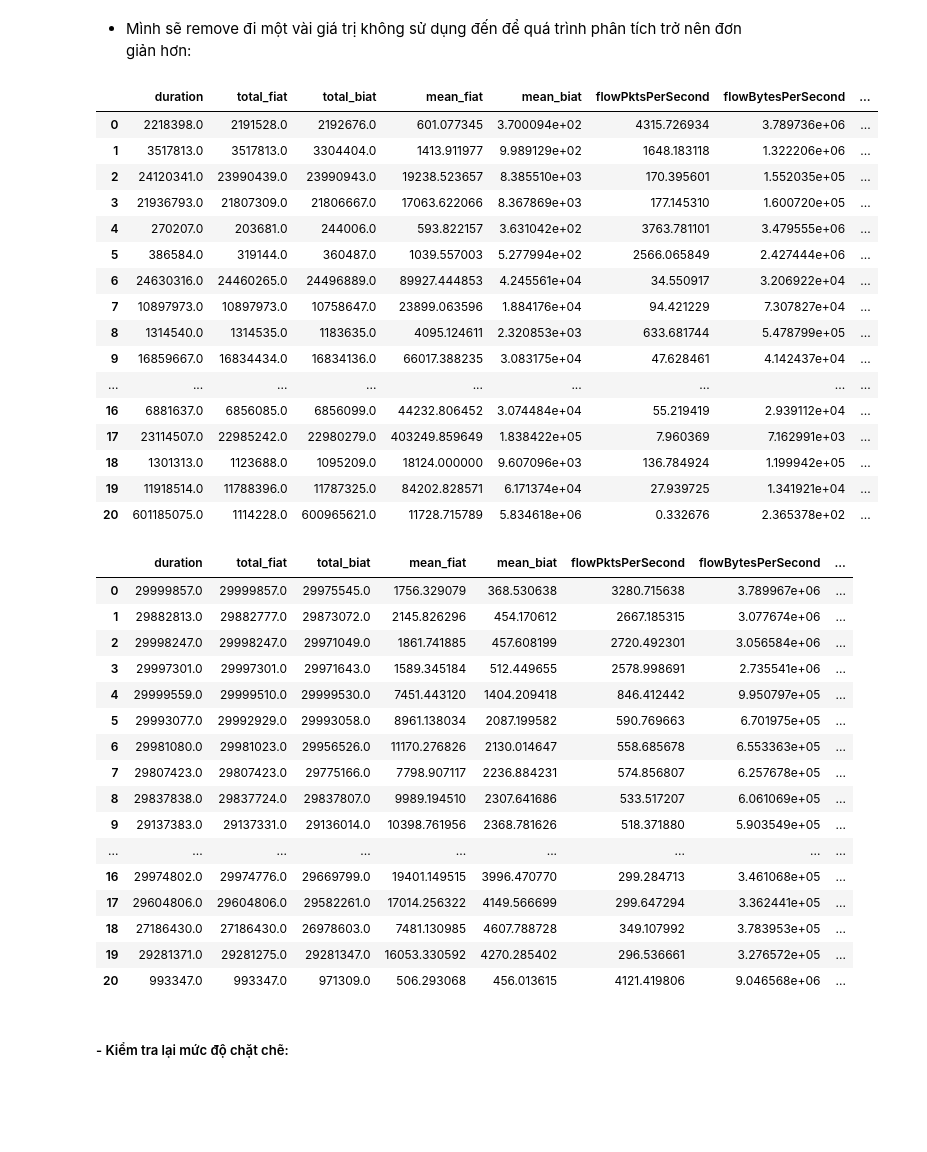
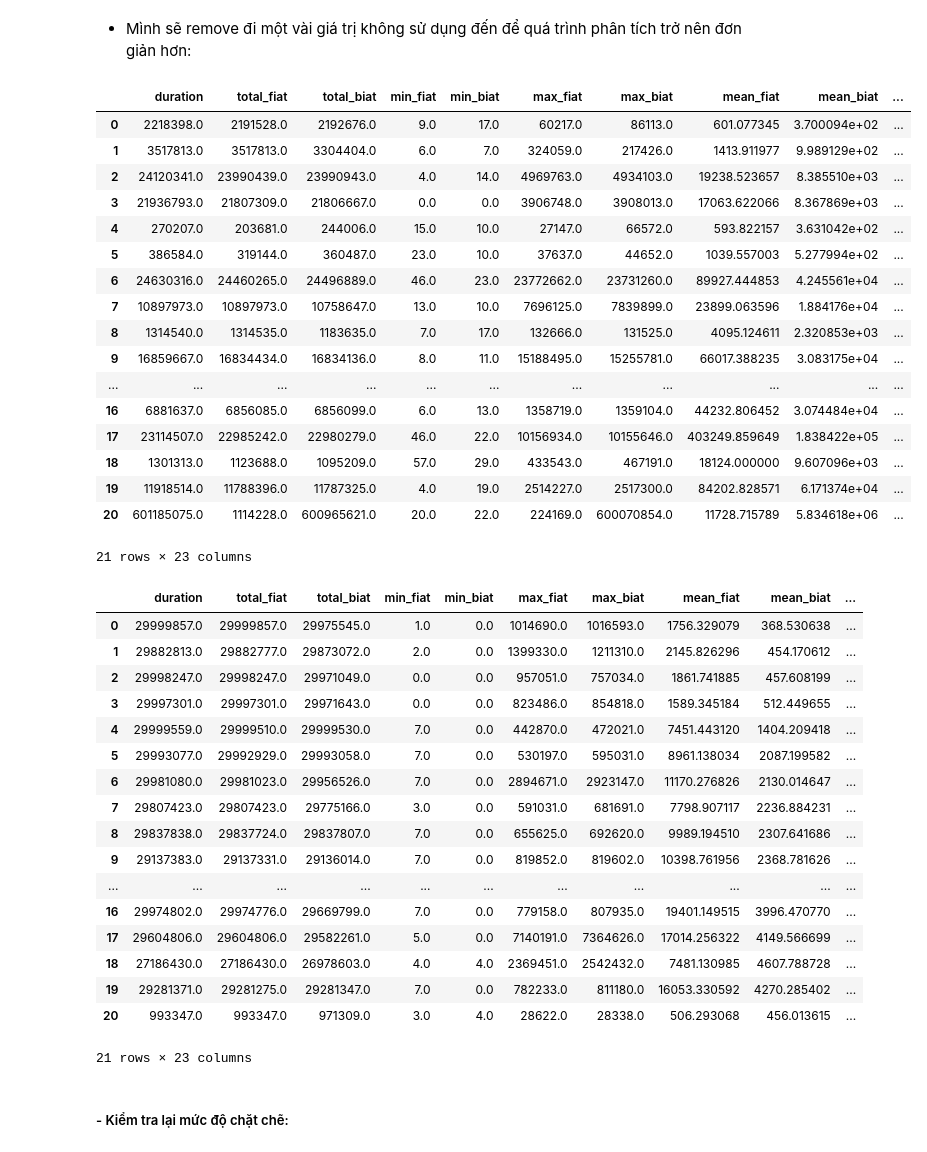
Before and after one commit to kimduyminh/Applied_stats, a Jupyter notebook: main-30s.ipynb, the cells around one changed output. Saved outputs shown, nothing was run; the diff lists cells and outputs as text; code cells hidden in the pictures; blank space fills up the shorter version.

```diff
--- a/main-30s.ipynb
+++ b/main-30s.ipynb
@@ -388,50 +388,52 @@ plt.show()
 # %% [markdown]
 - Mình sẽ remove đi một vài giá trị không sử dụng đến để quá trình phân tích trở nên đơn giản hơn:
 # %%
-to_drop = ['min_fiat', 'min_biat', 'max_fiat', 'max_biat', 'min_flowiat', 'max_flowiat', 'min_active', 'max_active', 'min_idle', 'max_idle', 'class1']
+to_drop = ['class1']
 
 vpn30s.drop(to_drop, inplace = True, axis = 1)
 novpn30s.drop(to_drop, inplace = True, axis = 1)
 
 vpn30s.head(21)
 # %% [output]
-|  | duration | total_fiat | total_biat | mean_fiat | mean_biat | flowPktsPerSecond | flowBytesPerSecond | ... |
-| 0 | 2218398.0 | 2191528.0 | 2192676.0 | 601.077345 | 3.700094e+02 | 4315.726934 | 3.789736e+06 | ... |
-| 1 | 3517813.0 | 3517813.0 | 3304404.0 | 1413.911977 | 9.989129e+02 | 1648.183118 | 1.322206e+06 | ... |
-| 2 | 24120341.0 | 23990439.0 | 23990943.0 | 19238.523657 | 8.385510e+03 | 170.395601 | 1.552035e+05 | ... |
-| 3 | 21936793.0 | 21807309.0 | 21806667.0 | 17063.622066 | 8.367869e+03 | 177.145310 | 1.600720e+05 | ... |
-| 4 | 270207.0 | 203681.0 | 244006.0 | 593.822157 | 3.631042e+02 | 3763.781101 | 3.479555e+06 | ... |
-| 5 | 386584.0 | 319144.0 | 360487.0 | 1039.557003 | 5.277994e+02 | 2566.065849 | 2.427444e+06 | ... |
-| 6 | 24630316.0 | 24460265.0 | 24496889.0 | 89927.444853 | 4.245561e+04 | 34.550917 | 3.206922e+04 | ... |
-| 7 | 10897973.0 | 10897973.0 | 10758647.0 | 23899.063596 | 1.884176e+04 | 94.421229 | 7.307827e+04 | ... |
-| 8 | 1314540.0 | 1314535.0 | 1183635.0 | 4095.124611 | 2.320853e+03 | 633.681744 | 5.478799e+05 | ... |
-| 9 | 16859667.0 | 16834434.0 | 16834136.0 | 66017.388235 | 3.083175e+04 | 47.628461 | 4.142437e+04 | ... |
-| ... | ... | ... | ... | ... | ... | ... | ... | ... |
-| 16 | 6881637.0 | 6856085.0 | 6856099.0 | 44232.806452 | 3.074484e+04 | 55.219419 | 2.939112e+04 | ... |
-| 17 | 23114507.0 | 22985242.0 | 22980279.0 | 403249.859649 | 1.838422e+05 | 7.960369 | 7.162991e+03 | ... |
-| 18 | 1301313.0 | 1123688.0 | 1095209.0 | 18124.000000 | 9.607096e+03 | 136.784924 | 1.199942e+05 | ... |
-| 19 | 11918514.0 | 11788396.0 | 11787325.0 | 84202.828571 | 6.171374e+04 | 27.939725 | 1.341921e+04 | ... |
-| 20 | 601185075.0 | 1114228.0 | 600965621.0 | 11728.715789 | 5.834618e+06 | 0.332676 | 2.365378e+02 | ... |
+|  | duration | total_fiat | total_biat | min_fiat | min_biat | max_fiat | max_biat | mean_fiat | mean_biat | ... |
+| 0 | 2218398.0 | 2191528.0 | 2192676.0 | 9.0 | 17.0 | 60217.0 | 86113.0 | 601.077345 | 3.700094e+02 | ... |
+| 1 | 3517813.0 | 3517813.0 | 3304404.0 | 6.0 | 7.0 | 324059.0 | 217426.0 | 1413.911977 | 9.989129e+02 | ... |
+| 2 | 24120341.0 | 23990439.0 | 23990943.0 | 4.0 | 14.0 | 4969763.0 | 4934103.0 | 19238.523657 | 8.385510e+03 | ... |
+| 3 | 21936793.0 | 21807309.0 | 21806667.0 | 0.0 | 0.0 | 3906748.0 | 3908013.0 | 17063.622066 | 8.367869e+03 | ... |
+| 4 | 270207.0 | 203681.0 | 244006.0 | 15.0 | 10.0 | 27147.0 | 66572.0 | 593.822157 | 3.631042e+02 | ... |
+| 5 | 386584.0 | 319144.0 | 360487.0 | 23.0 | 10.0 | 37637.0 | 44652.0 | 1039.557003 | 5.277994e+02 | ... |
+| 6 | 24630316.0 | 24460265.0 | 24496889.0 | 46.0 | 23.0 | 23772662.0 | 23731260.0 | 89927.444853 | 4.245561e+04 | ... |
+| 7 | 10897973.0 | 10897973.0 | 10758647.0 | 13.0 | 10.0 | 7696125.0 | 7839899.0 | 23899.063596 | 1.884176e+04 | ... |
+| 8 | 1314540.0 | 1314535.0 | 1183635.0 | 7.0 | 17.0 | 132666.0 | 131525.0 | 4095.124611 | 2.320853e+03 | ... |
+| 9 | 16859667.0 | 16834434.0 | 16834136.0 | 8.0 | 11.0 | 15188495.0 | 15255781.0 | 66017.388235 | 3.083175e+04 | ... |
+| ... | ... | ... | ... | ... | ... | ... | ... | ... | ... | ... |
+| 16 | 6881637.0 | 6856085.0 | 6856099.0 | 6.0 | 13.0 | 1358719.0 | 1359104.0 | 44232.806452 | 3.074484e+04 | ... |
+| 17 | 23114507.0 | 22985242.0 | 22980279.0 | 46.0 | 22.0 | 10156934.0 | 10155646.0 | 403249.859649 | 1.838422e+05 | ... |
+| 18 | 1301313.0 | 1123688.0 | 1095209.0 | 57.0 | 29.0 | 433543.0 | 467191.0 | 18124.000000 | 9.607096e+03 | ... |
+| 19 | 11918514.0 | 11788396.0 | 11787325.0 | 4.0 | 19.0 | 2514227.0 | 2517300.0 | 84202.828571 | 6.171374e+04 | ... |
+| 20 | 601185075.0 | 1114228.0 | 600965621.0 | 20.0 | 22.0 | 224169.0 | 600070854.0 | 11728.715789 | 5.834618e+06 | ... |
+21 rows × 23 columns
 # %%
 novpn30s.head(21)
 # %% [output]
-|  | duration | total_fiat | total_biat | mean_fiat | mean_biat | flowPktsPerSecond | flowBytesPerSecond | ... |
-| 0 | 29999857.0 | 29999857.0 | 29975545.0 | 1756.329079 | 368.530638 | 3280.715638 | 3.789967e+06 | ... |
-| 1 | 29882813.0 | 29882777.0 | 29873072.0 | 2145.826296 | 454.170612 | 2667.185315 | 3.077674e+06 | ... |
-| 2 | 29998247.0 | 29998247.0 | 29971049.0 | 1861.741885 | 457.608199 | 2720.492301 | 3.056584e+06 | ... |
-| 3 | 29997301.0 | 29997301.0 | 29971643.0 | 1589.345184 | 512.449655 | 2578.998691 | 2.735541e+06 | ... |
-| 4 | 29999559.0 | 29999510.0 | 29999530.0 | 7451.443120 | 1404.209418 | 846.412442 | 9.950797e+05 | ... |
-| 5 | 29993077.0 | 29992929.0 | 29993058.0 | 8961.138034 | 2087.199582 | 590.769663 | 6.701975e+05 | ... |
-| 6 | 29981080.0 | 29981023.0 | 29956526.0 | 11170.276826 | 2130.014647 | 558.685678 | 6.553363e+05 | ... |
-| 7 | 29807423.0 | 29807423.0 | 29775166.0 | 7798.907117 | 2236.884231 | 574.856807 | 6.257678e+05 | ... |
-| 8 | 29837838.0 | 29837724.0 | 29837807.0 | 9989.194510 | 2307.641686 | 533.517207 | 6.061069e+05 | ... |
-| 9 | 29137383.0 | 29137331.0 | 29136014.0 | 10398.761956 | 2368.781626 | 518.371880 | 5.903549e+05 | ... |
-| ... | ... | ... | ... | ... | ... | ... | ... | ... |
-| 16 | 29974802.0 | 29974776.0 | 29669799.0 | 19401.149515 | 3996.470770 | 299.284713 | 3.461068e+05 | ... |
-| 17 | 29604806.0 | 29604806.0 | 29582261.0 | 17014.256322 | 4149.566699 | 299.647294 | 3.362441e+05 | ... |
-| 18 | 27186430.0 | 27186430.0 | 26978603.0 | 7481.130985 | 4607.788728 | 349.107992 | 3.783953e+05 | ... |
-| 19 | 29281371.0 | 29281275.0 | 29281347.0 | 16053.330592 | 4270.285402 | 296.536661 | 3.276572e+05 | ... |
-| 20 | 993347.0 | 993347.0 | 971309.0 | 506.293068 | 456.013615 | 4121.419806 | 9.046568e+06 | ... |
+|  | duration | total_fiat | total_biat | min_fiat | min_biat | max_fiat | max_biat | mean_fiat | mean_biat | ... |
+| 0 | 29999857.0 | 29999857.0 | 29975545.0 | 1.0 | 0.0 | 1014690.0 | 1016593.0 | 1756.329079 | 368.530638 | ... |
+| 1 | 29882813.0 | 29882777.0 | 29873072.0 | 2.0 | 0.0 | 1399330.0 | 1211310.0 | 2145.826296 | 454.170612 | ... |
+| 2 | 29998247.0 | 29998247.0 | 29971049.0 | 0.0 | 0.0 | 957051.0 | 757034.0 | 1861.741885 | 457.608199 | ... |
+| 3 | 29997301.0 | 29997301.0 | 29971643.0 | 0.0 | 0.0 | 823486.0 | 854818.0 | 1589.345184 | 512.449655 | ... |
+| 4 | 29999559.0 | 29999510.0 | 29999530.0 | 7.0 | 0.0 | 442870.0 | 472021.0 | 7451.443120 | 1404.209418 | ... |
+| 5 | 29993077.0 | 29992929.0 | 29993058.0 | 7.0 | 0.0 | 530197.0 | 595031.0 | 8961.138034 | 2087.199582 | ... |
+| 6 | 29981080.0 | 29981023.0 | 29956526.0 | 7.0 | 0.0 | 2894671.0 | 2923147.0 | 11170.276826 | 2130.014647 | ... |
+| 7 | 29807423.0 | 29807423.0 | 29775166.0 | 3.0 | 0.0 | 591031.0 | 681691.0 | 7798.907117 | 2236.884231 | ... |
+| 8 | 29837838.0 | 29837724.0 | 29837807.0 | 7.0 | 0.0 | 655625.0 | 692620.0 | 9989.194510 | 2307.641686 | ... |
+| 9 | 29137383.0 | 29137331.0 | 29136014.0 | 7.0 | 0.0 | 819852.0 | 819602.0 | 10398.761956 | 2368.781626 | ... |
+| ... | ... | ... | ... | ... | ... | ... | ... | ... | ... | ... |
+| 16 | 29974802.0 | 29974776.0 | 29669799.0 | 7.0 | 0.0 | 779158.0 | 807935.0 | 19401.149515 | 3996.470770 | ... |
+| 17 | 29604806.0 | 29604806.0 | 29582261.0 | 5.0 | 0.0 | 7140191.0 | 7364626.0 | 17014.256322 | 4149.566699 | ... |
+| 18 | 27186430.0 | 27186430.0 | 26978603.0 | 4.0 | 4.0 | 2369451.0 | 2542432.0 | 7481.130985 | 4607.788728 | ... |
+| 19 | 29281371.0 | 29281275.0 | 29281347.0 | 7.0 | 0.0 | 782233.0 | 811180.0 | 16053.330592 | 4270.285402 | ... |
+| 20 | 993347.0 | 993347.0 | 971309.0 | 3.0 | 4.0 | 28622.0 | 28338.0 | 506.293068 | 456.013615 | ... |
+21 rows × 23 columns
 # %% [markdown]
 ##### - Kiểm tra lại mức độ chặt chẽ:
 # %%
```
Also changed, not shown: parts of 14 cells of this notebook, 13 other files.
